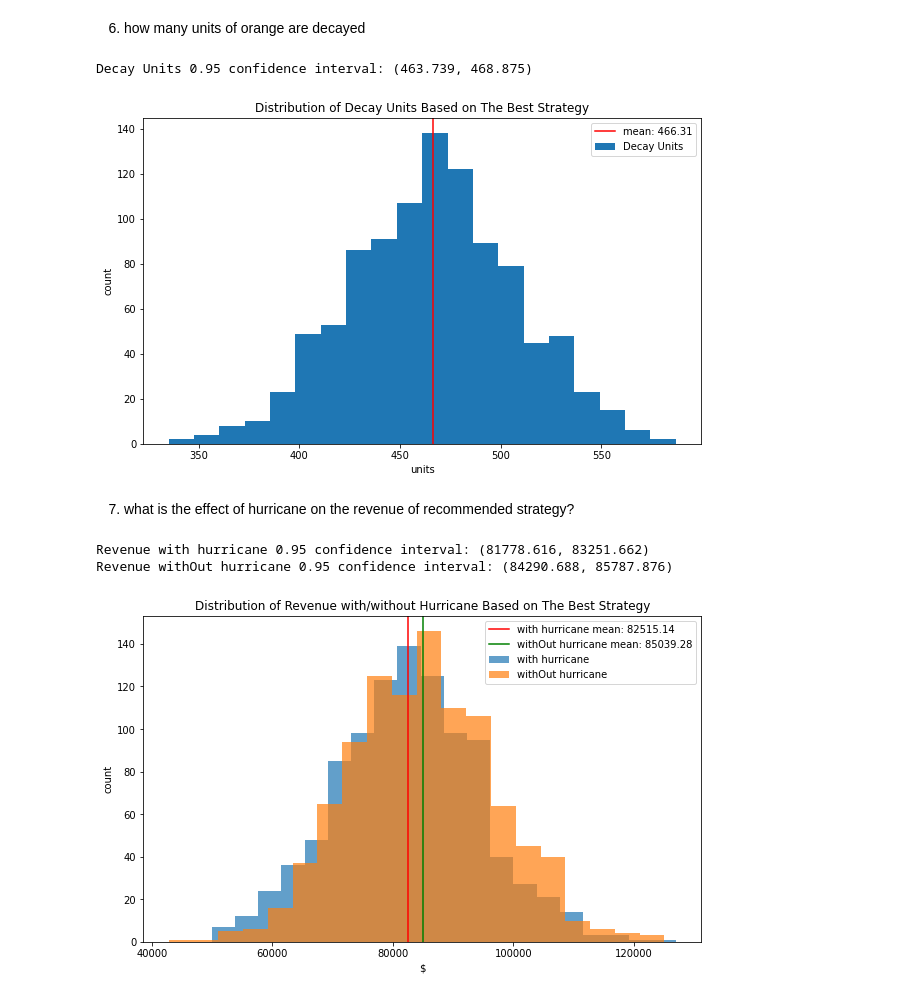
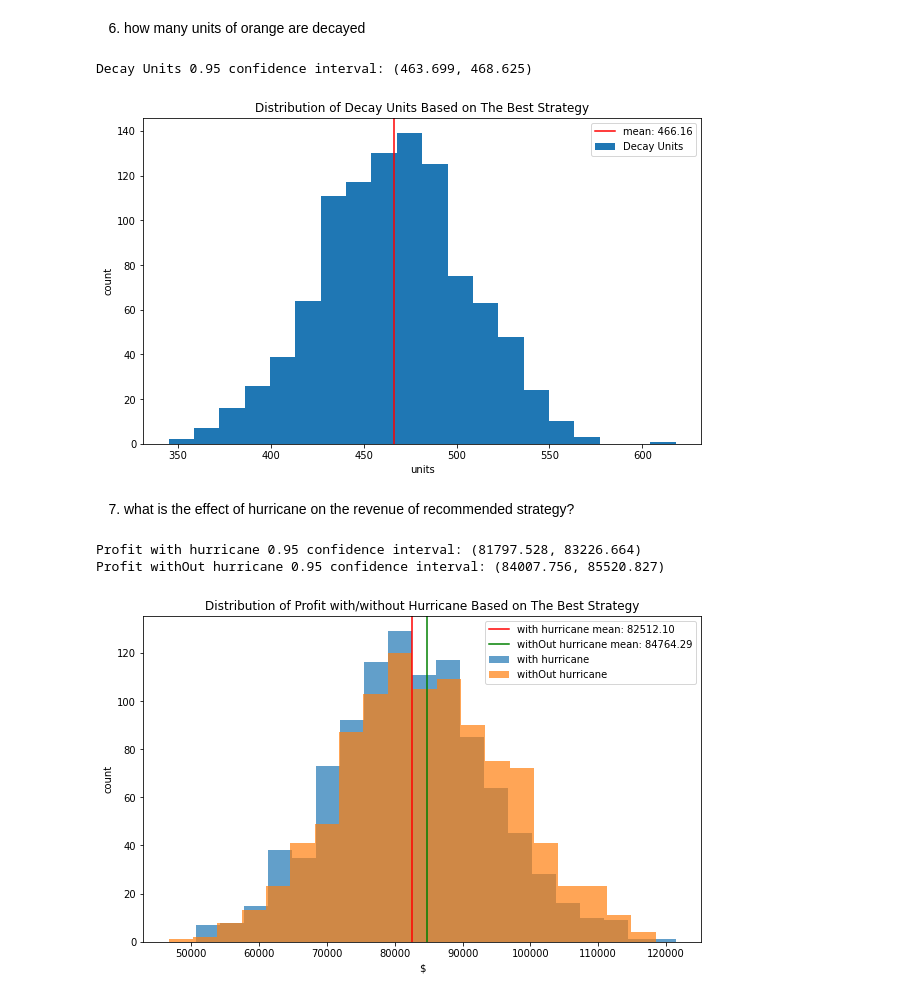
Before and after one commit to r50206v/E4404-Simulation-Project, a Jupyter notebook: Experiments.ipynb, the cells around one changed output. Cells and saved outputs as stored; diff of their text form; code cells hidden in the pictures.

Commit message:
[BUGFIX] rerun and change profit & revenue definitions

```diff
--- a/Experiments.ipynb
+++ b/Experiments.ipynb
@@ -77,7 +77,7 @@ N = 1000
 strategyList = ['constant', 'linear']
 refill_percentage = [0.30, 0.15, 0.08]
 
-best_revenue = float("-inf")
+best_profit = float("-inf")
 best_strategy = (None, None)
 best_result = None
 # %%
@@ -112,10 +112,10 @@ for s, r in tqdm(itertools.product(strategyList, refill_percentage), "All", ncol
     result = getAverageResult(*resultList)
     logMessage = '='*20 + '\n'
     logFile.write(logMessage)
-    print('when strategy=%s \t refill_percentage=%.2f, \tthe average revenue is %.2f\n' % (s, r, result['avgRevenue']))
+    print('when strategy=%s \t refill_percentage=%.2f, \tthe average profit is %.2f\n' % (s, r, result['avgProfit']))
 
-    if result['avgRevenue'] > best_revenue:
-        best_revenue = result['avgRevenue']
+    if result['avgProfit'] > best_profit:
+        best_profit = result['avgProfit']
         best_strategy = (s, r)
         best_result = result
 
@@ -278,8 +278,8 @@ plt.legend()
 
 calculateConfidenceInterval(best_result['DecayUnits'], names='Decay Units')
 # %% [output]
-Decay Units 0.95 confidence interval: (463.739, 468.875)
+Decay Units 0.95 confidence interval: (463.699, 468.625)
-[figure, old version]
+[figure, new version]
 # %% [markdown]
 7. what is the effect of hurricane on the revenue of recommended strategy?
 # %%
@@ -303,18 +303,18 @@ woh = getAverageResult(*withoutHurricane)
 # %%
 fig = plt.figure(figsize=figsize)
 ax = fig.add_subplot(111)
-plt.hist(wh['Revenue'], bins=bins, label='with hurricane', alpha=0.7)
-plt.hist(woh['Revenue'], bins=bins, label='withOut hurricane', alpha=0.7)
-ax.axvline(wh['avgRevenue'], color='red', label='with hurricane mean: %.2f' % wh['avgRevenue'])
-ax.axvline(woh['avgRevenue'], color='green', label='withOut hurricane mean: %.2f' % woh['avgRevenue'])
-plt.title('Distribution of Revenue with/without Hurricane Based on The Best Strategy')
+plt.hist(wh['Profit'], bins=bins, label='with hurricane', alpha=0.7)
+plt.hist(woh['Profit'], bins=bins, label='withOut hurricane', alpha=0.7)
+ax.axvline(wh['avgProfit'], color='red', label='with hurricane mean: %.2f' % wh['avgProfit'])
+ax.axvline(woh['avgProfit'], color='green', label='withOut hurricane mean: %.2f' % woh['avgProfit'])
+plt.title('Distribution of Profit with/without Hurricane Based on The Best Strategy')
 plt.ylabel('count')
 plt.xlabel('$')
 plt.legend()
 
-calculateConfidenceInterval(wh['Revenue'], names='Revenue with hurricane')
-calculateConfidenceInterval(woh['Revenue'], names='Revenue withOut hurricane')
+calculateConfidenceInterval(wh['Profit'], names='Profit with hurricane')
+calculateConfidenceInterval(woh['Profit'], names='Profit withOut hurricane')
 # %% [output]
-Revenue with hurricane 0.95 confidence interval: (81778.616, 83251.662)
-Revenue withOut hurricane 0.95 confidence interval: (84290.688, 85787.876)
+Profit with hurricane 0.95 confidence interval: (81797.528, 83226.664)
+Profit withOut hurricane 0.95 confidence interval: (84007.756, 85520.827)
-[figure, old version]
+[figure, new version]
```
Also changed, not shown: parts of 11 cells of this notebook, 2 other files.
